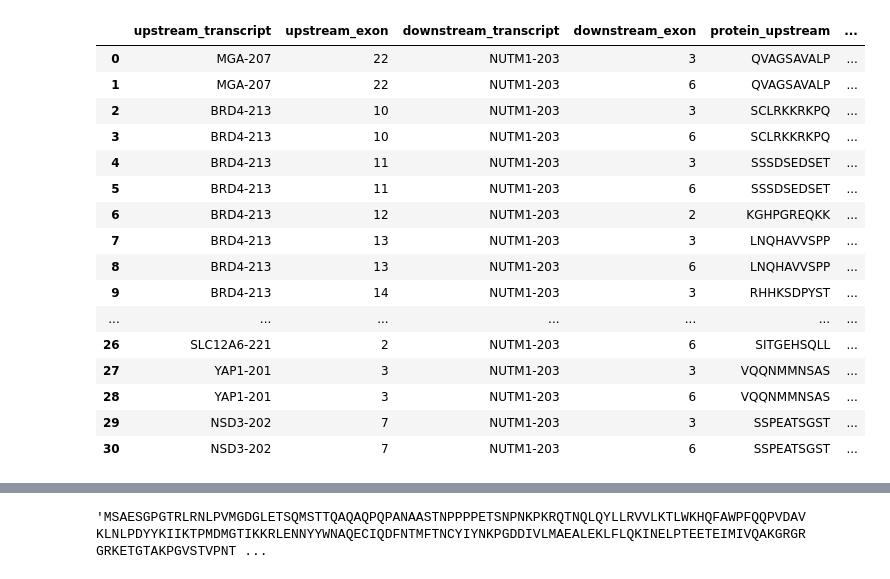
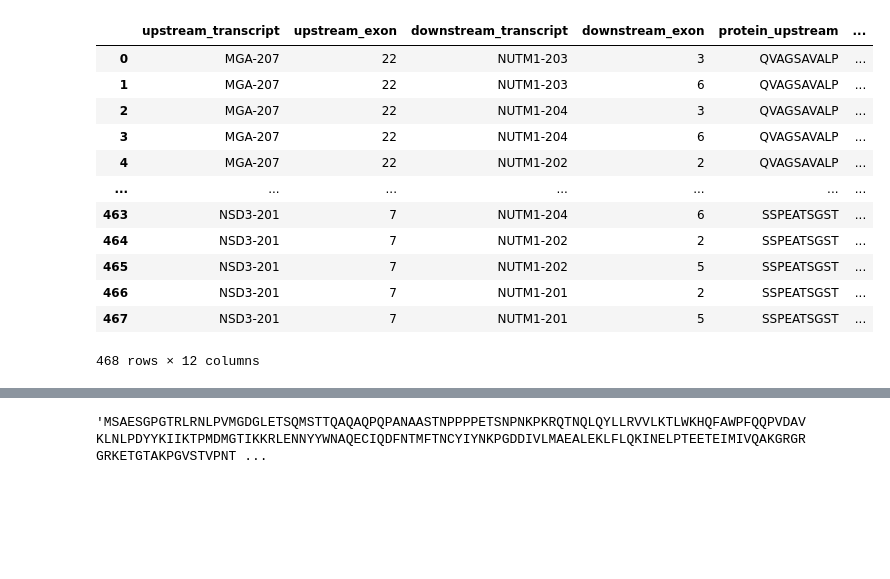
Before and after one commit to pirl-unc/nutm1-fusions, a Jupyter notebook: Generate fusion proteins.ipynb, the cells around one changed output, grey strips where cells are left out. Saved outputs shown, nothing was run; the diff lists cells and outputs as text; code cells hidden in the pictures; blank space fills up the shorter version.

Commit message:
making more exhaustive set of possible fusion junctions

```diff
--- a/Generate fusion proteins.ipynb
+++ b/Generate fusion proteins.ipynb
@@ -81,10 +91,11 @@ name_to_transcript
 # %%
 name_to_coding_exon_lengths = {}
-for name, transcript in name_to_transcript.items():
-    exon_coords = transcript.coding_sequence_position_ranges
-    if transcript.strand == "-":
-        exons = reversed([(end, start) for (start, end) in exon_coords])
-    name_to_coding_exon_lengths[name] = [end - start + 1 for (start, end) in exon_coords]
+for name, transcripts in name_to_transcripts.items():
+    for t in transcripts:
+        exon_coords = t.coding_sequence_position_ranges
+        if t.strand == "-":
+            exons = reversed([(end, start) for (start, end) in exon_coords])
+        name_to_coding_exon_lengths[t.name] = [end - start + 1 for (start, end) in exon_coords]
 # %%
 name_to_coding_exon_lengths
 # %% [output]
@@ -260,17 +311,24 @@ fused_proteins = {}
 breakpoint_offset = {}
 for (k1, k2) in valid_pairs:
     (p5_name, p5_exon), (p3_name, p3_exon) = k1, k2
-    p5_t = name_to_transcript[p5_name]
+    p5_t = ensembl_grch38.transcripts_by_name(p5_name)[0]
     p5_full_cds = p5_t.coding_sequence
     p5_cds_length = name_and_exon_to_cds_length[(p5_name, p5_exon)]
-    print("Truncating %s CDS (length %d) to exon %d (length %d)" % (
+    p5_stop_offset = min(p5_t.stop_codon_spliced_offsets)
+
+    print("Truncating %s CDS (length %d, stop at %d) to exon %d (length %d)" % (
         p5_name,
         len(p5_full_cds),
+        p5_stop_offset,
         p5_exon,
         p5_cds_length,
     ))
+    if (p5_exon >= len(p5_t.exons)) or (p5_cds_length > p5_stop_offset):
+        print("!!! Skipping %s" % (p5_name))
+        continue
+
     p5_cds = p5_full_cds[:p5_cds_length]
-    p3_t = name_to_transcript[p3_name]
+    p3_t = ensembl_grch38.transcripts_by_name(p3_name)[0]
     p3_full_cds = p3_t.coding_sequence
     p3_cds_length_before = name_and_exon_to_cds_length[(p3_name, p3_exon - 1)]
     p3_cds = p3_full_cds[p3_cds_length_before:]
@@ -323,9 +381,11 @@ columns = [
 ]
 data = defaultdict(list)
 for (k1, k2), cds in fused_coding_sequences.items():
-    (upstream_gene, upstream_exon), (downstream_gene, downstream_exon) = k1, k2
-    upstream_transcript = name_to_transcript[upstream_gene]
-    downstream_transcript = name_to_transcript[downstream_gene]
+    (upstream_transcript_name, upstream_exon), (downstream_transcript_name, downstream_exon) = k1, k2
+    upstream_transcript = ensembl_grch38.transcripts_by_name(upstream_transcript_name)[0]
+    upstream_gene = upstream_transcript.gene_name
+    downstream_transcript = ensembl_grch38.transcripts_by_name(downstream_transcript_name)[0]
+    downstream_gene = downstream_transcript.gene_name
 
     breakpoint = breakpoint_offset[(k1, k2)]
     protein = fused_proteins[(k1, k2)]
@@ -370,5 +430,5 @@ for (k1, k2), cds in fused_coding_sequences.items():
 
 
 df = pd.DataFrame(data)
-#with open("nutm1-fusions.txt", "w") as f:
-#    f.write("%s\n" % (",".join(columns),))
+
+df
@@ -375,37 +449,37 @@ df = pd.DataFrame(data)
 # %%
 df_short = pd.DataFrame()
 df_short["upstream_transcript"] = df["upstream_transcript"]
 df_short["upstream_exon"] = df["upstream_last_exon"]
 df_short["downstream_transcript"] = df["downstream_transcript"]
 df_short["downstream_exon"] = df["downstream_first_exon"]
 
 df_short["protein_upstream"] = df['protein_upstream'].str.slice(-10, None)
 df_short["protein_junction"] = df['protein_junction']
 df_short["protein_downstream"] = df['protein_downstream'].str.slice(0, 10)
 df_short["inside_codon"] = df["junction_inside_codon"]
 df_short["same_upstream"] = df["junction_same_upstream"]
 df_short["same_downstream"] = df["junction_same_downstream"]
 df_short["junction_mutant"] = df["junction_mutant_residue"]
-#['protein_upstream', 'protein_junction', 'protein_downstream']]
+df_short["protein_combined"] = [
+    row.protein_upstream + row.protein_junction + row.protein_downstream
+    if row.inside_codon else row.protein_upstream +  row.protein_downstream
+    for  (_, row)  in df_short.iterrows()
+];
 df_short
 # %% [output]
 |  | upstream_transcript | upstream_exon | downstream_transcript | downstream_exon | protein_upstream | ... |
 | 0 | MGA-207 | 22 | NUTM1-203 | 3 | QVAGSAVALP | ... |
 | 1 | MGA-207 | 22 | NUTM1-203 | 6 | QVAGSAVALP | ... |
-| 2 | BRD4-213 | 10 | NUTM1-203 | 3 | SCLRKKRKPQ | ... |
-| 3 | BRD4-213 | 10 | NUTM1-203 | 6 | SCLRKKRKPQ | ... |
-| 4 | BRD4-213 | 11 | NUTM1-203 | 3 | SSSDSEDSET | ... |
-| 5 | BRD4-213 | 11 | NUTM1-203 | 6 | SSSDSEDSET | ... |
-| 6 | BRD4-213 | 12 | NUTM1-203 | 2 | KGHPGREQKK | ... |
-| 7 | BRD4-213 | 13 | NUTM1-203 | 3 | LNQHAVVSPP | ... |
-| 8 | BRD4-213 | 13 | NUTM1-203 | 6 | LNQHAVVSPP | ... |
-| 9 | BRD4-213 | 14 | NUTM1-203 | 3 | RHHKSDPYST | ... |
+| 2 | MGA-207 | 22 | NUTM1-204 | 3 | QVAGSAVALP | ... |
+| 3 | MGA-207 | 22 | NUTM1-204 | 6 | QVAGSAVALP | ... |
+| 4 | MGA-207 | 22 | NUTM1-202 | 2 | QVAGSAVALP | ... |
 | ... | ... | ... | ... | ... | ... | ... |
-| 26 | SLC12A6-221 | 2 | NUTM1-203 | 6 | SITGEHSQLL | ... |
-| 27 | YAP1-201 | 3 | NUTM1-203 | 3 | VQQNMMNSAS | ... |
-| 28 | YAP1-201 | 3 | NUTM1-203 | 6 | VQQNMMNSAS | ... |
-| 29 | NSD3-202 | 7 | NUTM1-203 | 3 | SSPEATSGST | ... |
-| 30 | NSD3-202 | 7 | NUTM1-203 | 6 | SSPEATSGST | ... |
+| 463 | NSD3-201 | 7 | NUTM1-204 | 6 | SSPEATSGST | ... |
+| 464 | NSD3-201 | 7 | NUTM1-202 | 2 | SSPEATSGST | ... |
+| 465 | NSD3-201 | 7 | NUTM1-202 | 5 | SSPEATSGST | ... |
+| 466 | NSD3-201 | 7 | NUTM1-201 | 2 | SSPEATSGST | ... |
+| 467 | NSD3-201 | 7 | NUTM1-201 | 5 | SSPEATSGST | ... |
+468 rows × 12 columns
 # %%
 df.to_csv("nutm1-fusion-sequences.csv", index=True)
 # %%
```
Also changed, not shown: parts of 11 cells of this notebook, 11 other files.
